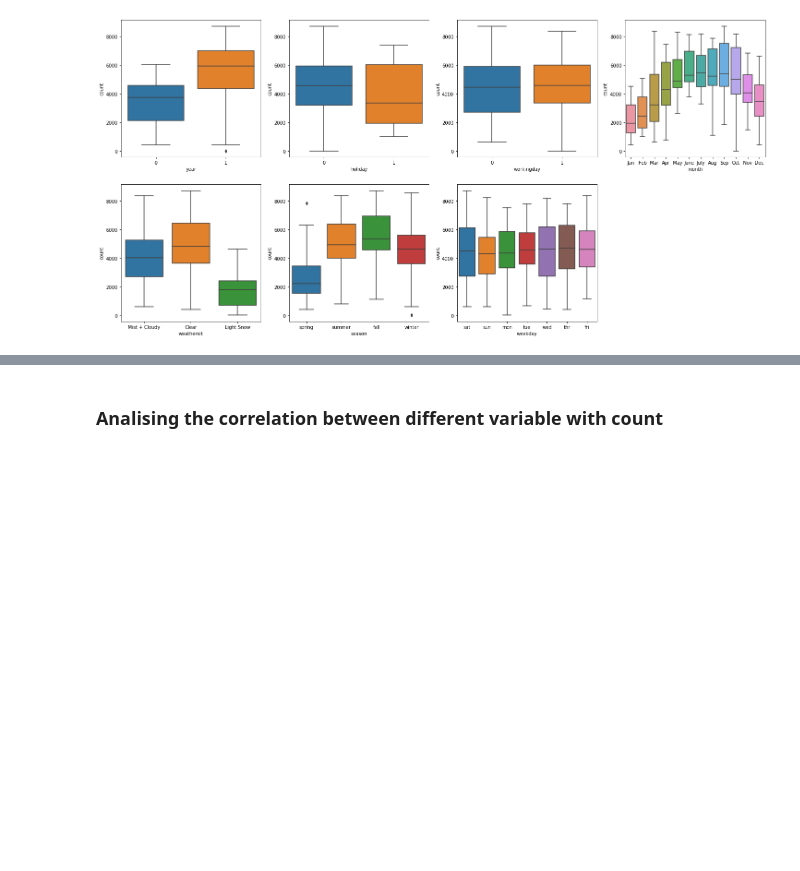
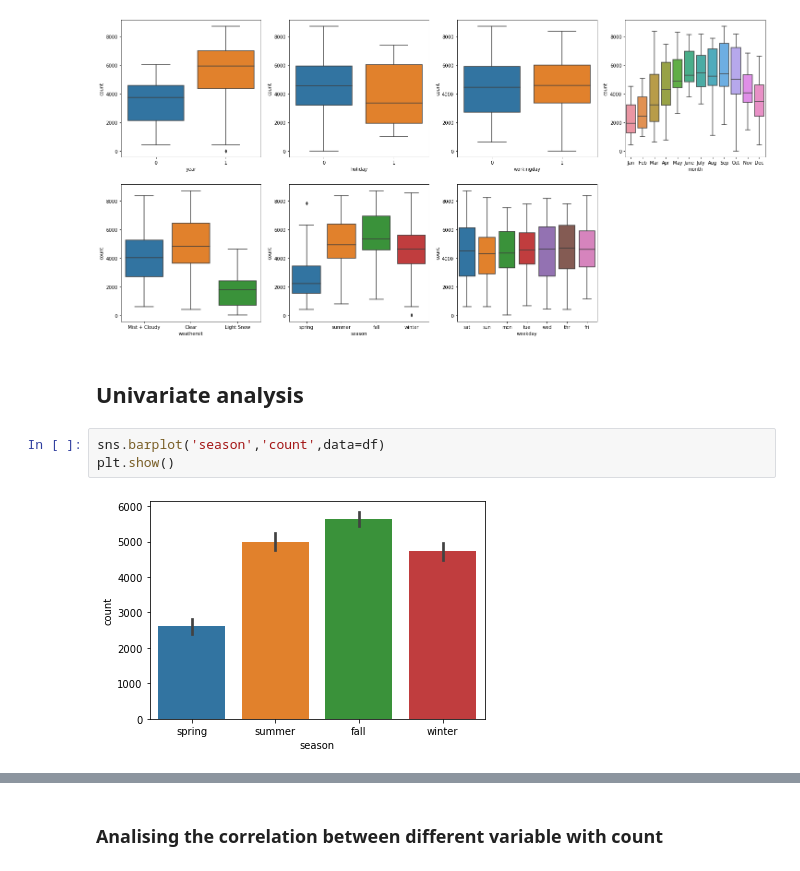
Before and after one commit to aniket003/BoomBikesAnalysis, a Jupyter notebook: BoomBikes.ipynb, the cells around one changed output, grey strips where cells are left out. Saved outputs shown, nothing was run; the diff lists cells and outputs as text; blank space fills up the shorter version.

```diff
--- a/BoomBikes.ipynb
+++ b/BoomBikes.ipynb
@@ -182,3 +182,10 @@ sns.boxplot(x = 'weekday', y = 'count', data = df)
 plt.show()
 # %% [output]
 [figure]
+# %% [markdown]
+## Univariate analysis
+# %%
+sns.barplot('season','count',data=df)
+plt.show()
+# %% [output]
+[figure, added]
```
Also changed, not shown: parts of 12 cells of this notebook, 1 other file.
